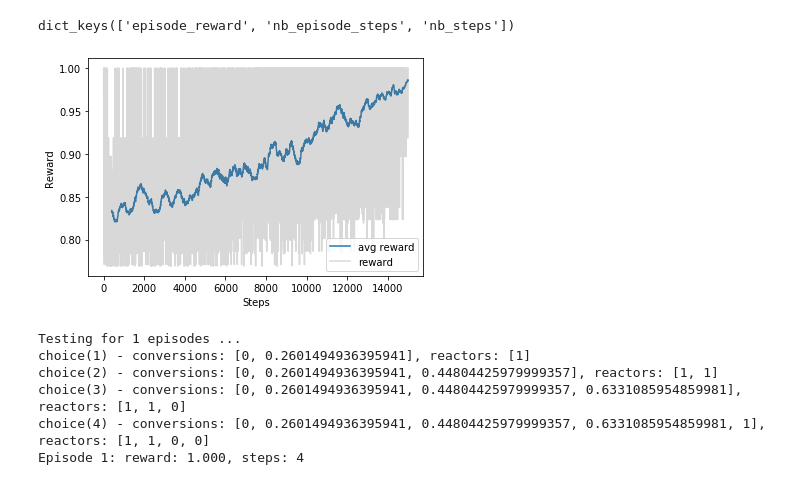
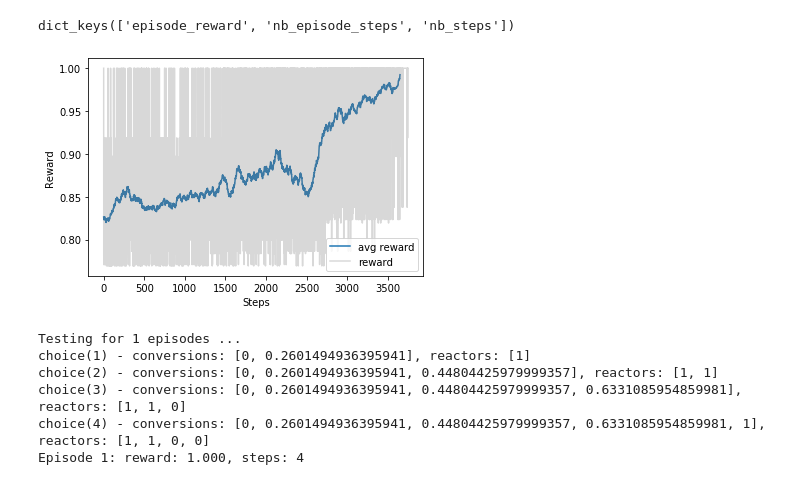
Before and after one commit to lollcat/RL-Process-Design, a Jupyter notebook: PFR or CSTR/Agent.ipynb, the cells around one changed output. Saved outputs shown, nothing was run; the diff lists cells and outputs as text; code cells hidden in the pictures.

```diff
--- a/PFR or CSTR/Agent.ipynb
+++ b/PFR or CSTR/Agent.ipynb
@@ -191,3 +201,5 @@ Interval 2 (10000 steps performed)
+# %%
+reward_data = np.loadtxt("rewards.csv", delimiter = ",")
 # %%
 model.save("DQN_agent.h5")
 # %%
@@ -199,15 +211,15 @@ def running_mean(x, N):
     cumsum = np.cumsum(np.insert(x, 0, 0))
     return (cumsum[N:] - cumsum[:-N]) / N
 # %%
-smoothed_rews = running_mean(hist.history['episode_reward'], 100)
-plt.plot(hist.history['nb_steps'][-len(smoothed_rews):], smoothed_rews)
-plt.plot(hist.history['nb_steps'],hist.history['episode_reward'],color='grey', alpha=0.3)
+smoothed_rews = running_mean(reward_data, 100)
+plt.plot(np.arange(np.shape(smoothed_rews)[0])[-len(smoothed_rews):], smoothed_rews)
+plt.plot(np.arange(np.shape(reward_data)[0]),reward_data,color='grey', alpha=0.3)
 plt.xlabel("Steps")
 plt.ylabel("Reward")
 plt.legend(["avg reward", "reward"])
 plt.savefig('Learning.png', bbox_inches='tight')
 # %% [output]
-[figure, old version]
+[figure, new version]
 # %%
 dqn.test(env, visualize = True)
 # %% [output]
```
Also changed, not shown: parts of 8 cells of this notebook.
